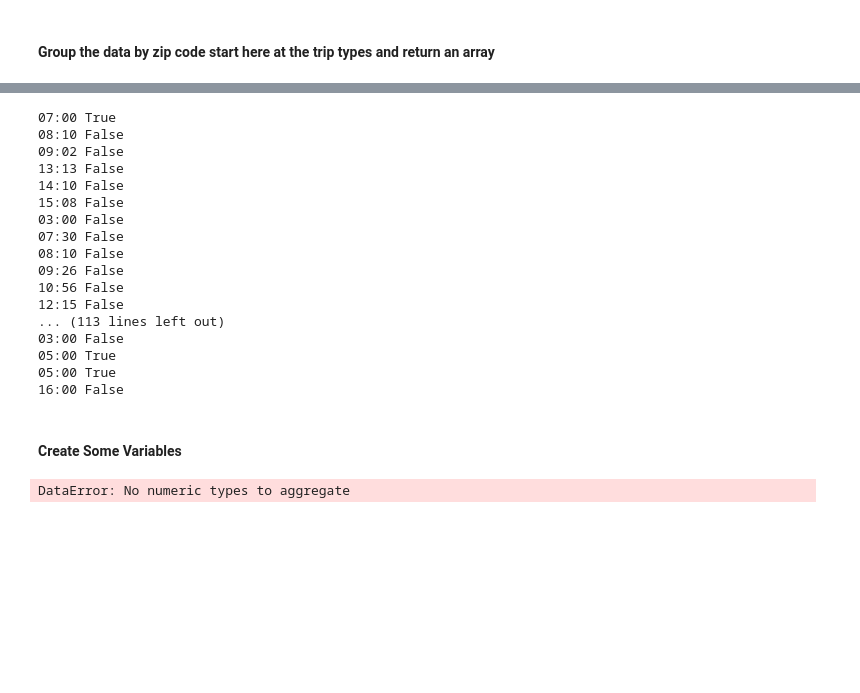
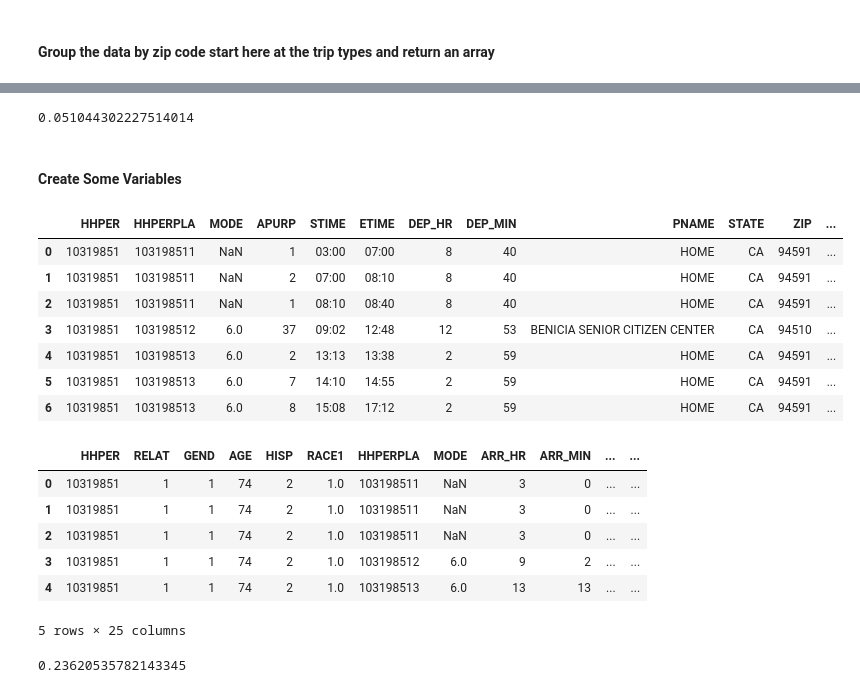
Before and after one commit to abaum1/mobilitymotifs, a Jupyter notebook: CHTS data -> zip code model input.ipynb, the cells around one changed output, grey strips where cells are left out. Saved outputs shown, nothing was run; the diff lists cells and outputs as text; code cells hidden in the pictures; blank space fills up the shorter version.

```diff
--- a/CHTS data -> zip code model input.ipynb
+++ b/CHTS data -> zip code model input.ipynb
@@ -360,25 +348,7 @@ zipc_data
-# %%
-
-
-for i in range(1,130):
-    print(activity_people["STIME"][i], activity_people["STIME"][i] in early_morn)
-# %% [output]
-07:00 True
-08:10 False
-09:02 False
-13:13 False
-14:10 False
-15:08 False
-03:00 False
-07:30 False
-08:10 False
-09:26 False
-10:56 False
-12:15 False
-... (113 lines left out)
-03:00 False
-05:00 True
-05:00 True
-16:00 False
+# %%
+len(activity_people[activity_people["APURP"].isin([34,35])])/len(activity_people)
+len(activity_people[activity_people["APURP"].isin([3,8])])/len(activity_people)
+# %% [output]
+0.051044302227514014
 # %% [markdown]
 #### Create Some Variables
@@ -405,5 +355,29 @@ def encode_arrival_TOD(a_time):
-# %%
-activity_people.groupby("HHPER")["STIME"].mean()
-# .apply(encode_arrival_TOD)
-# %% [output]
-DataError: No numeric types to aggregate
+# %%
+# activity_people.head(6)
+activity_people.head(7)[['HHPER', 'HHPERPLA', 'MODE', "APURP",
+       'STIME', 'ETIME', 'DEP_HR', 'DEP_MIN', 'PNAME',
+       'STATE', 'ZIP', 'TRACT', 'TSERIES_NUM']]
+# %% [output]
+|  | HHPER | HHPERPLA | MODE | APURP | STIME | ETIME | DEP_HR | DEP_MIN | PNAME | STATE | ZIP | ... |
+| 0 | 10319851 | 103198511 | NaN | 1 | 03:00 | 07:00 | 8 | 40 | HOME | CA | 94591 | ... |
+| 1 | 10319851 | 103198511 | NaN | 2 | 07:00 | 08:10 | 8 | 40 | HOME | CA | 94591 | ... |
+| 2 | 10319851 | 103198511 | NaN | 1 | 08:10 | 08:40 | 8 | 40 | HOME | CA | 94591 | ... |
+| 3 | 10319851 | 103198512 | 6.0 | 37 | 09:02 | 12:48 | 12 | 53 | BENICIA SENIOR CITIZEN CENTER | CA | 94510 | ... |
+| 4 | 10319851 | 103198513 | 6.0 | 2 | 13:13 | 13:38 | 2 | 59 | HOME | CA | 94591 | ... |
+| 5 | 10319851 | 103198513 | 6.0 | 7 | 14:10 | 14:55 | 2 | 59 | HOME | CA | 94591 | ... |
+| 6 | 10319851 | 103198513 | 6.0 | 8 | 15:08 | 17:12 | 2 | 59 | HOME | CA | 94591 | ... |
+# %%
+activity_people.head()
+# %% [output]
+|  | HHPER | RELAT | GEND | AGE | HISP | RACE1 | HHPERPLA | MODE | ARR_HR | ARR_MIN | ... | ... |
+| 0 | 10319851 | 1 | 1 | 74 | 2 | 1.0 | 103198511 | NaN | 3 | 0 | ... | ... |
+| 1 | 10319851 | 1 | 1 | 74 | 2 | 1.0 | 103198511 | NaN | 3 | 0 | ... | ... |
+| 2 | 10319851 | 1 | 1 | 74 | 2 | 1.0 | 103198511 | NaN | 3 | 0 | ... | ... |
+| 3 | 10319851 | 1 | 1 | 74 | 2 | 1.0 | 103198512 | 6.0 | 9 | 2 | ... | ... |
+| 4 | 10319851 | 1 | 1 | 74 | 2 | 1.0 | 103198513 | 6.0 | 13 | 13 | ... | ... |
+5 rows × 25 columns
+# %%
+place["RouteDistance"]
+len(place[place["TRIPDUR"].isna()])/len(place)
+# %% [output]
+0.23620535782143345
```
Also changed, not shown: parts of 24 cells of this notebook.
